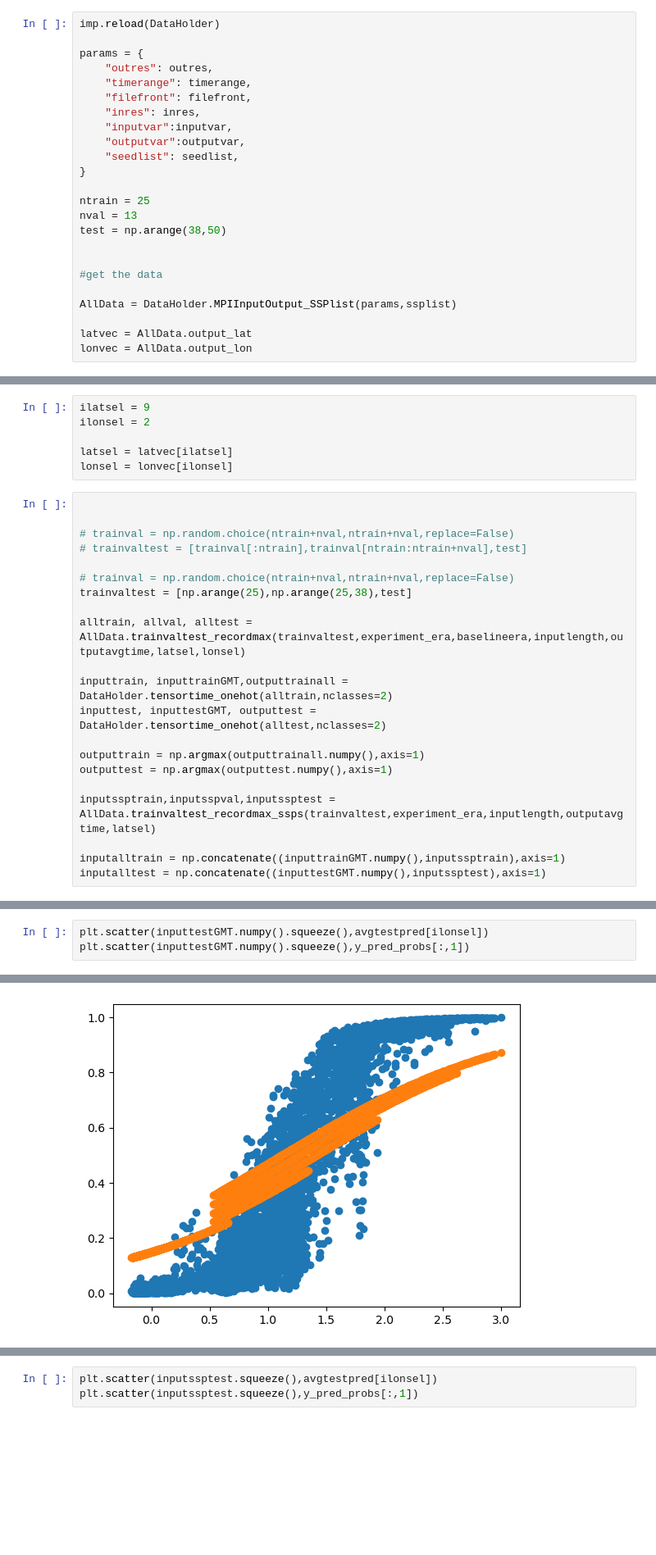
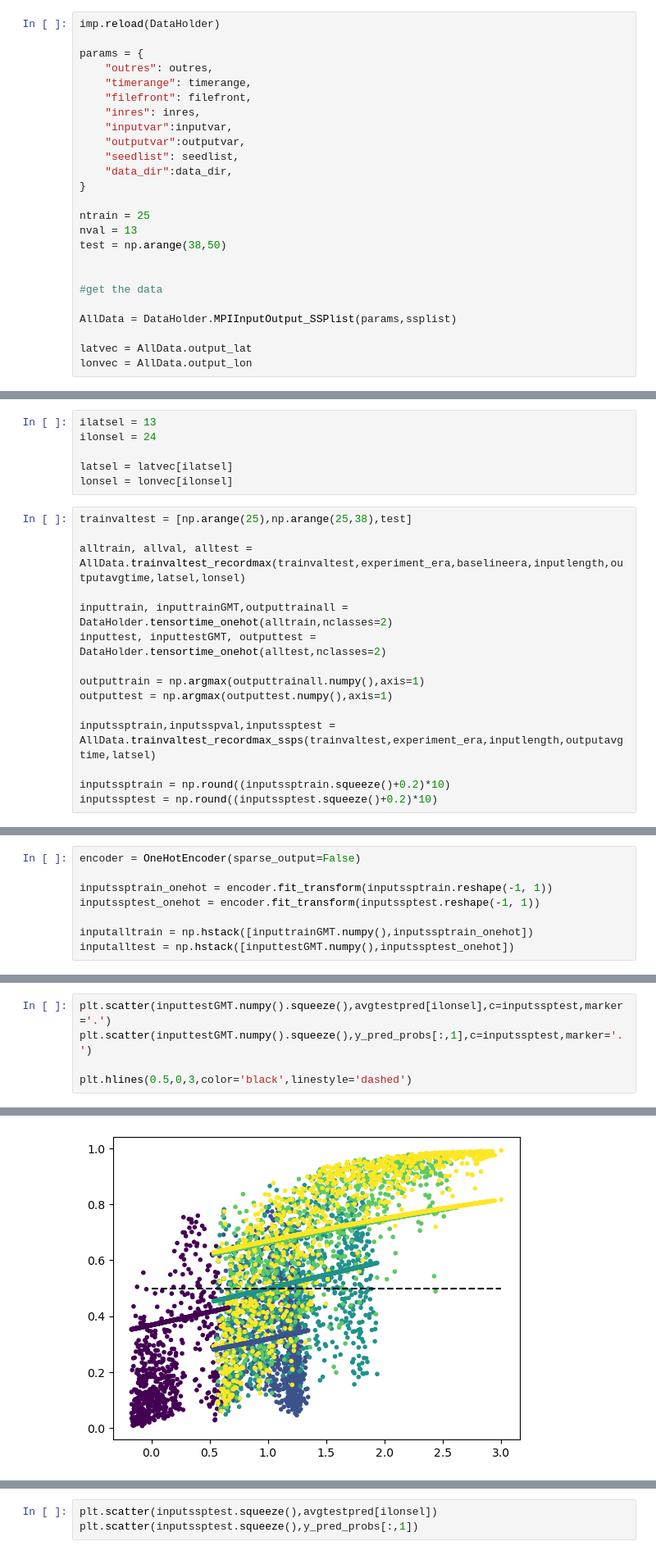
Before and after one commit to emily-gordy/predictability-emergence, a Jupyter notebook: gridpointmodel.ipynb, the cells around one changed output, grey strips where cells are left out. Shown at 82% size. Saved outputs shown, nothing was run; the diff lists cells and outputs as text; blank space fills up the shorter version.

```diff
--- a/gridpointmodel.ipynb
+++ b/gridpointmodel.ipynb
@@ -85,6 +76,7 @@ params = {
     "inputvar":inputvar,
     "outputvar":outputvar,
     "seedlist": seedlist,
+    "data_dir":data_dir,
 }
 
 ntrain = 25
@@ -150,18 +142,12 @@ def grabssp(data,issp,lenhist,lenfuture,nmems):
 
     return dataout
 # %%
-ilatsel = 9
-ilonsel = 2
+ilatsel = 13
+ilonsel = 24
 
 latsel = latvec[ilatsel]
 lonsel = lonvec[ilonsel]
 # %%
-
-
-# trainval = np.random.choice(ntrain+nval,ntrain+nval,replace=False)
-# trainvaltest = [trainval[:ntrain],trainval[ntrain:ntrain+nval],test]
-
-# trainval = np.random.choice(ntrain+nval,ntrain+nval,replace=False)
 trainvaltest = [np.arange(25),np.arange(25,38),test]
 
 alltrain, allval, alltest = AllData.trainvaltest_recordmax(trainvaltest,experiment_era,baselineera,inputlength,outputavgtime,latsel,lonsel)
@@ -174,8 +160,8 @@ outputtest = np.argmax(outputtest.numpy(),axis=1)
 
 inputssptrain,inputsspval,inputssptest = AllData.trainvaltest_recordmax_ssps(trainvaltest,experiment_era,inputlength,outputavgtime,latsel)
 
-inputalltrain = np.concatenate((inputtrainGMT.numpy(),inputssptrain),axis=1)
-inputalltest = np.concatenate((inputtestGMT.numpy(),inputssptest),axis=1)
+inputssptrain = np.round((inputssptrain.squeeze()+0.2)*10)
+inputssptest = np.round((inputssptest.squeeze()+0.2)*10)
 # %% [output]
 baseline for gmt is 60 90
 experiment era in the historical is 50 124
@@ -190,6 +176,14 @@ working on 126
 working on 245
 working on 370
 working on 585
+# %%
+encoder = OneHotEncoder(sparse_output=False)
+
+inputssptrain_onehot = encoder.fit_transform(inputssptrain.reshape(-1, 1))
+inputssptest_onehot = encoder.fit_transform(inputssptest.reshape(-1, 1))
+
+inputalltrain = np.hstack([inputtrainGMT.numpy(),inputssptrain_onehot])
+inputalltest = np.hstack([inputtestGMT.numpy(),inputssptest_onehot])
 # %%
 testfileout = "metrics/"+modelfilefront+"avgtime"+str(outputavgtime)+"_allssps_lat"+str(latsel)+"_lon"+str(lonsel)+"_testing.json"
 fileload = glob.glob(testfileout)
@@ -243,4 +255,6 @@ bs_lr
 # %%
-plt.scatter(inputtestGMT.numpy().squeeze(),avgtestpred[ilonsel])
-plt.scatter(inputtestGMT.numpy().squeeze(),y_pred_probs[:,1])
+plt.scatter(inputtestGMT.numpy().squeeze(),avgtestpred[ilonsel],c=inputssptest,marker='.')
+plt.scatter(inputtestGMT.numpy().squeeze(),y_pred_probs[:,1],c=inputssptest,marker='.')
+
+plt.hlines(0.5,0,3,color='black',linestyle='dashed')
 # %% [output]
@@ -248 +262 @@ plt.scatter(inputtestGMT.numpy().squeeze(),y_pred_probs[:,1])
-[figure, old version]
+[figure, new version]
```
Also changed, not shown: parts of 16 cells of this notebook, 5 other files.
